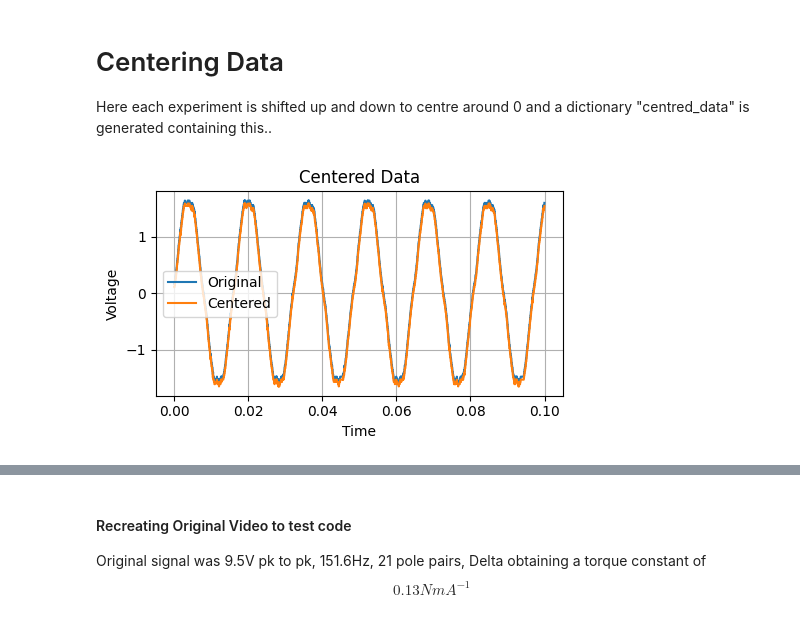
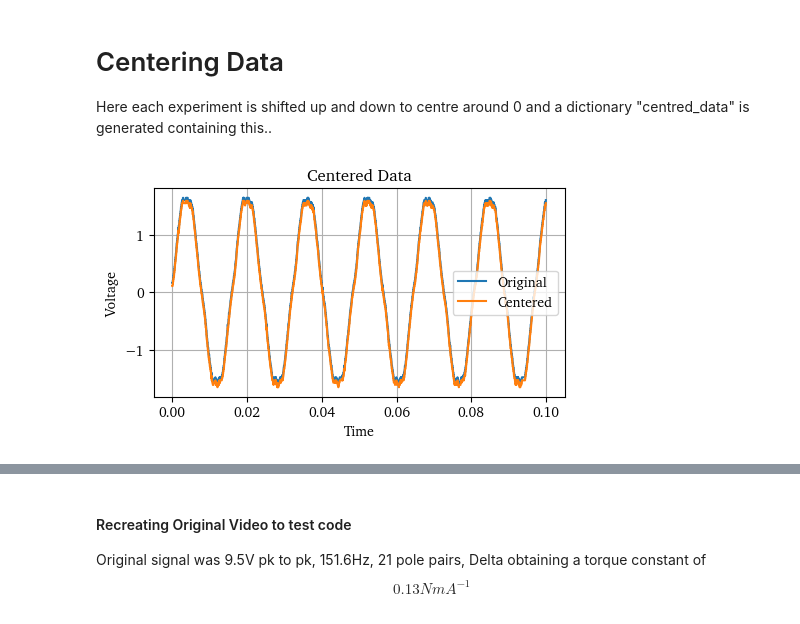
Before and after one commit to dan17229/V-Dyno, a Jupyter notebook: Motor Characterisation/Torque_Constant_Calculator.ipynb, the cells around one changed output, grey strips where cells are left out. Cells and saved outputs as stored; diff of their text form; code cells hidden in the pictures.

```diff
--- a/Motor Characterisation/Torque_Constant_Calculator.ipynb
+++ b/Motor Characterisation/Torque_Constant_Calculator.ipynb
@@ -3,7 +3,12 @@ import os
 import pandas as pd
 import numpy as np
 import seaborn as sns
+import matplotlib
 import matplotlib.pyplot as plt
 from scipy.fft import fft, fftfreq
 from scipy.stats import norm
 from scipy.signal import find_peaks, butter, sosfilt
+import font_manager
+
+matplotlib.rcParams['font.serif'] = "Charter"
+matplotlib.rcParams['font.family'] = "serif"
@@ -89,16 +91,16 @@ def nice_plot_please_two(x1, y1, x2, y2, title, x_label, y_label,data_name1,data
 Here each experiment is shifted up and down to centre around 0 and a dictionary "centred_data" is generated containing this..
 # %%
 #dictionary of experiments, indexes as [value][0], 0 is time, 1 is voltage
-example='RedF0001CH2'
+example='RedA0001CH2'
 
 #centering data about 0
 centered_data = {}
 for experiment in dataframes:
     mean = np.mean(dataframes[experiment]['voltages'])
     centered_data[experiment]= {'times': dataframes[experiment]['times'], 'voltages' : [v - mean for v in dataframes[experiment]['voltages']]}
 
 #dictionary of experiments, indexes as [value][0], 0 is time, 1 is voltage
 nice_plot_please_two(dataframes[example]['times'],dataframes[example]['voltages'],centered_data[example]['times'],centered_data[example]['voltages'],"Centered Data","Time","Voltage","Original","Centered")
 # %% [output]
-[figure, old version]
+[figure, new version]
 # %%
```
Also changed, not shown: parts of 11 cells of this notebook, 31 other files.
